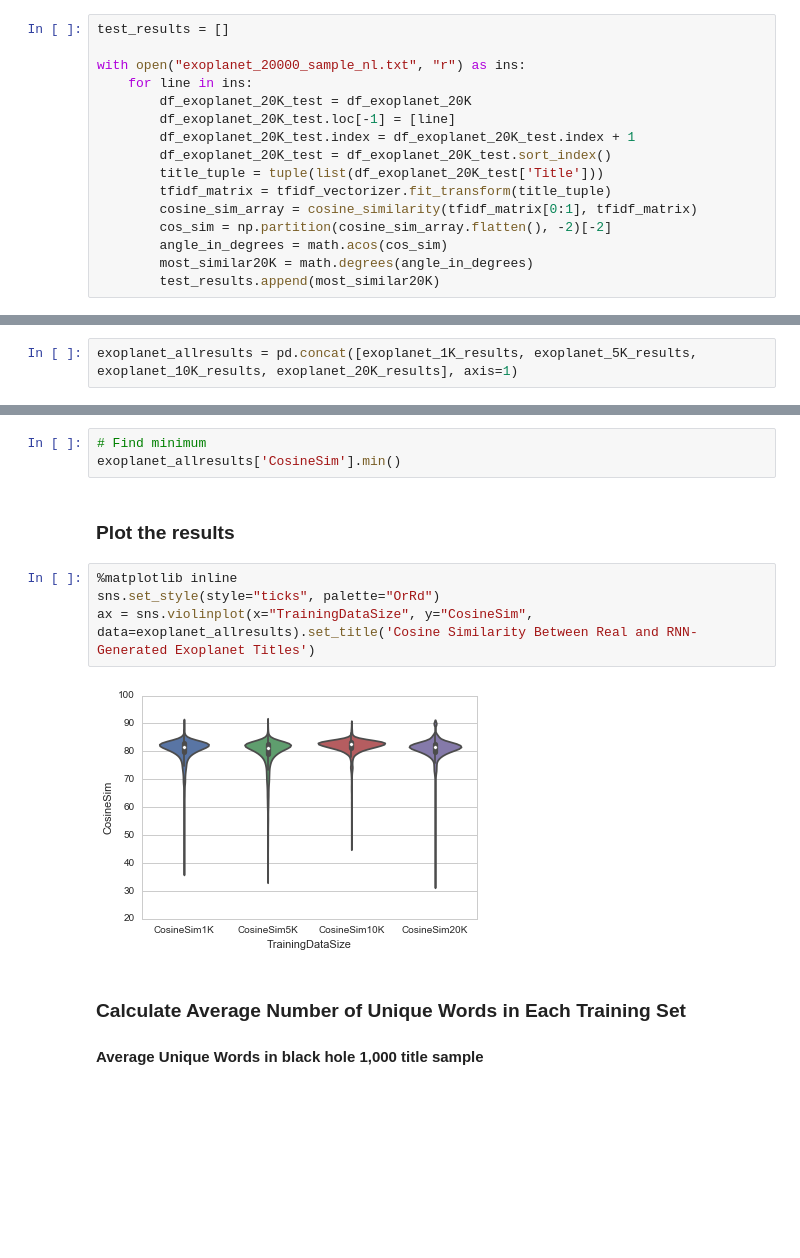
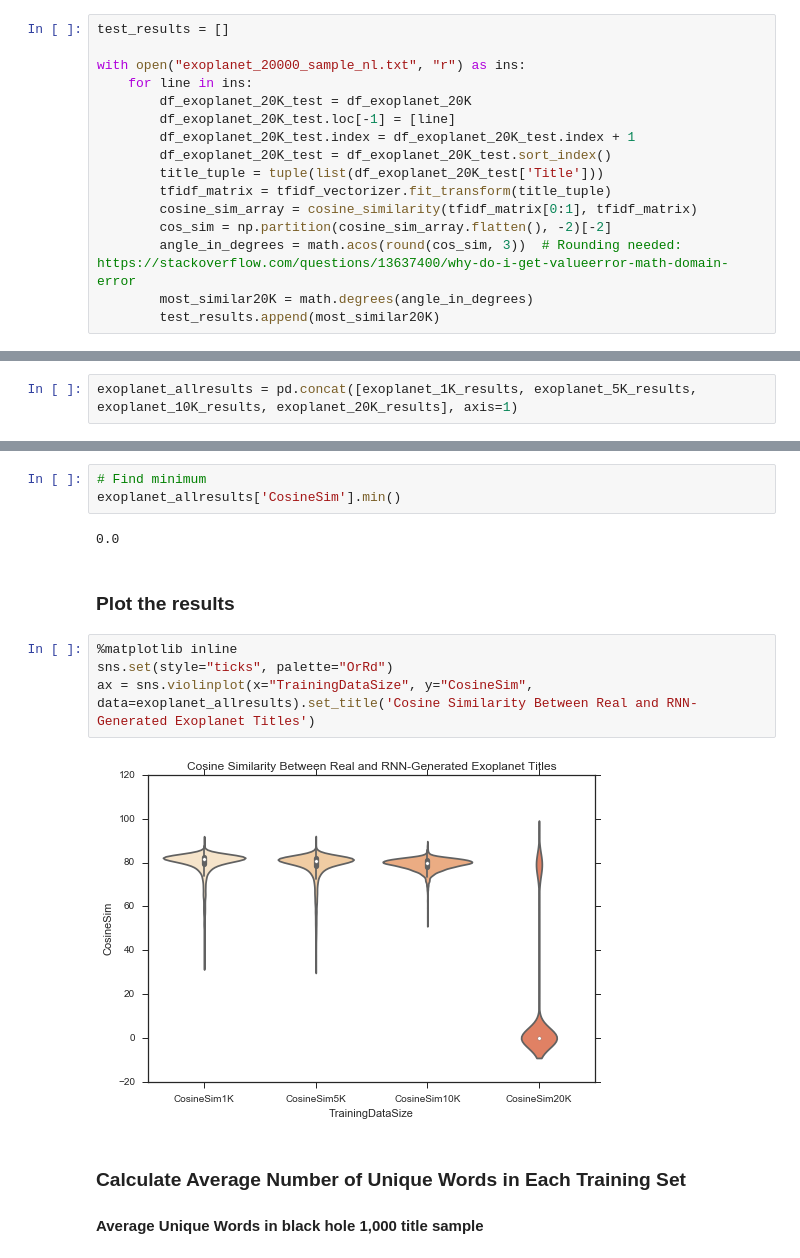
Before and after one commit to dbouquin/MS_Data_Analytics_capstone, a Jupyter notebook: analysis/scale_up/scaling_up_exoplanets.ipynb, the cells around one changed output, grey strips where cells are left out. Saved outputs shown, nothing was run; the diff lists cells and outputs as text; blank space fills up the shorter version.

```diff
--- a/analysis/scale_up/scaling_up_exoplanets.ipynb
+++ b/analysis/scale_up/scaling_up_exoplanets.ipynb
@@ -118,7 +120,7 @@ with open("exoplanet_20000_sample_nl.txt", "r") as ins:
         tfidf_matrix = tfidf_vectorizer.fit_transform(title_tuple)
         cosine_sim_array = cosine_similarity(tfidf_matrix[0:1], tfidf_matrix)
         cos_sim = np.partition(cosine_sim_array.flatten(), -2)[-2]
-        angle_in_degrees = math.acos(cos_sim)
+        angle_in_degrees = math.acos(round(cos_sim, 3))  # Rounding needed: https://stackoverflow.com/questions/13637400/why-do-i-get-valueerror-math-domain-error
         most_similar20K = math.degrees(angle_in_degrees)
         test_results.append(most_similar20K)
 # %%
@@ -138,14 +174,16 @@ exoplanet_allresults.head()
 # %%
 # Find minimum
 exoplanet_allresults['CosineSim'].min()
+# %% [output]
+0.0
 # %% [markdown]
 ### Plot the results
 # %%
 %matplotlib inline
-sns.set_style(style="ticks", palette="OrRd")
+sns.set(style="ticks", palette="OrRd")
 ax = sns.violinplot(x="TrainingDataSize", y="CosineSim", data=exoplanet_allresults).set_title('Cosine Similarity Between Real and RNN-Generated Exoplanet Titles')
 # %% [output]
-[figure, old version]
+[figure, new version]
 # %% [markdown]
 ### Calculate Average Number of Unique Words in Each Training Set
 #### Average Unique Words in black hole 1,000 title sample
```
Also changed, not shown: parts of 17 cells of this notebook, 9 other files.
